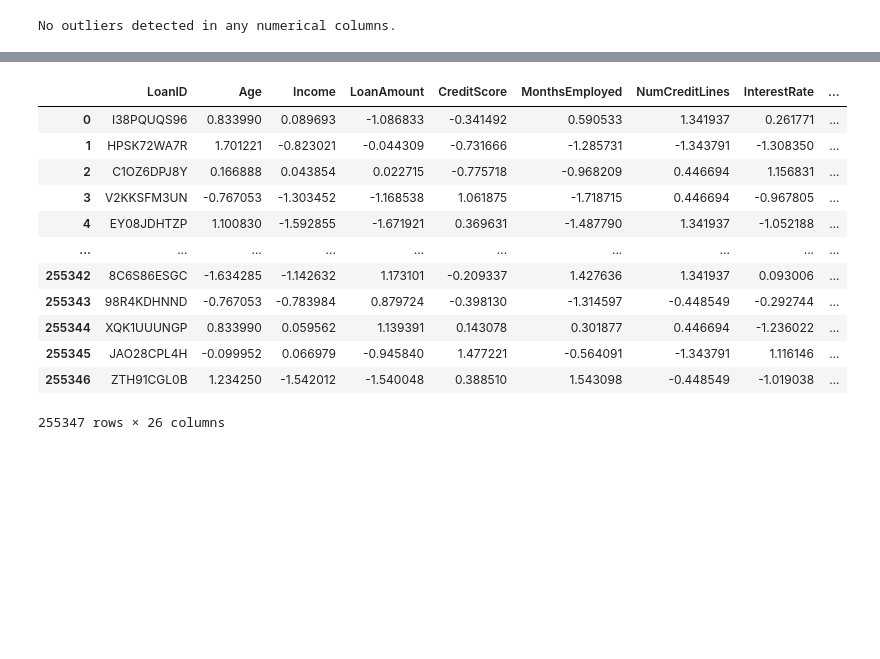
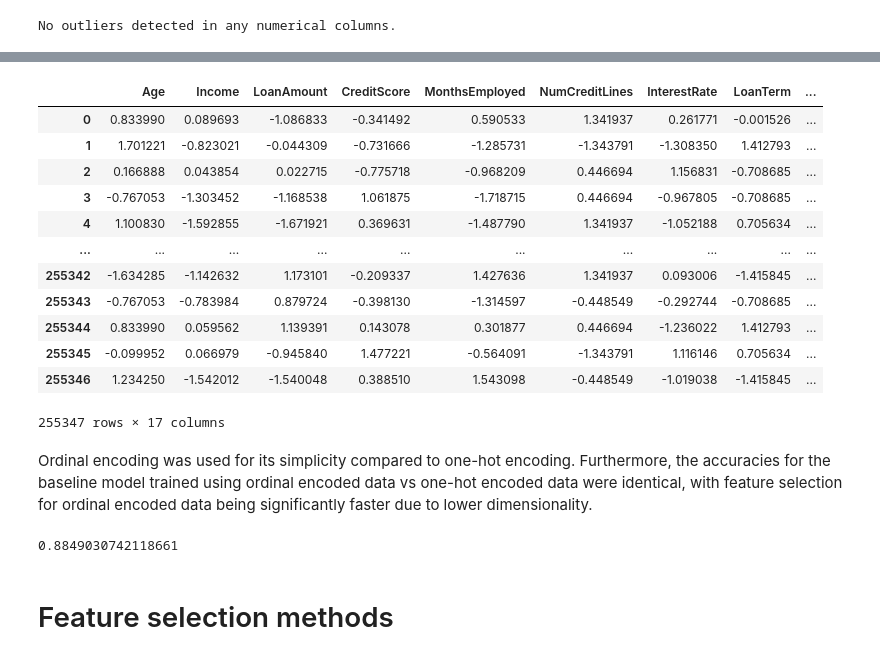
Before and after one commit to jwinn19464/DataSci-Project, a Jupyter notebook: proj_preprocessing.ipynb, the cells around one changed output, grey strips where cells are left out. Cells and saved outputs as stored; diff of their text form; code cells hidden in the pictures; blank space fills up the shorter version.

Commit message:
preprocessed using ordinal

```diff
--- a/proj_preprocessing.ipynb
+++ b/proj_preprocessing.ipynb
@@ -232,40 +201,43 @@ Default             int64
 dtype: object
 # %%
 # use one-hot encoding for categorical features
-from sklearn.preprocessing import OneHotEncoder, StandardScaler
+from sklearn.preprocessing import OrdinalEncoder, StandardScaler
 
 # get the categorical and numerical features
 categorical_features = df.select_dtypes(include='object').columns.drop('LoanID')
 numerical_features = df.select_dtypes(include='number').columns.drop('Default')
 
-one_hot = OneHotEncoder(sparse_output=True, drop='first')
-one_hot_encoded = one_hot.fit_transform(df[categorical_features])
-encoded_columns = one_hot.get_feature_names_out(categorical_features)
+# initialize OrdinalEncoder
+ordinal = OrdinalEncoder()
 
-# make dataframe from encoded sparse matrix
-df_one_hot = pd.DataFrame.sparse.from_spmatrix(one_hot_encoded, columns=encoded_columns)
+# ordinal encode the data --> returns a numpy array
+ordinal_encoded = ordinal.fit_transform(df[categorical_features])
 
-# concatenate with the original DataFrame after dropping original categorical features
-df_encoded = pd.concat([df.drop(columns=categorical_features).reset_index(drop=True), df_one_hot.reset_index(drop=True)], axis=1)
+# make a DataFrame with the ordinal encoded data
+ordinal_encoded_df = pd.DataFrame(ordinal_encoded, columns=categorical_features)
+
+# concatenate with the original DataFrame after dropping the original unencoded categorical features to grab the numerical features
+df_ordinal = pd.concat([df.drop(columns=categorical_features).reset_index(drop=True), ordinal_encoded_df.reset_index(drop=True)], axis=1)
+df_ordinal = df_ordinal.drop(columns=['LoanID'])
 
 # Initialize StandardScaler
 scaler = StandardScaler()
 
-df_encoded[numerical_features] = scaler.fit_transform(df[numerical_features])
+df_ordinal[numerical_features] = scaler.fit_transform(df[numerical_features])
 
-df_encoded
+df_ordinal
 # %% [output]
-|  | LoanID | Age | Income | LoanAmount | CreditScore | MonthsEmployed | NumCreditLines | InterestRate | ... |
-| 0 | I38PQUQS96 | 0.833990 | 0.089693 | -1.086833 | -0.341492 | 0.590533 | 1.341937 | 0.261771 | ... |
-| 1 | HPSK72WA7R | 1.701221 | -0.823021 | -0.044309 | -0.731666 | -1.285731 | -1.343791 | -1.308350 | ... |
-| 2 | C1OZ6DPJ8Y | 0.166888 | 0.043854 | 0.022715 | -0.775718 | -0.968209 | 0.446694 | 1.156831 | ... |
-| 3 | V2KKSFM3UN | -0.767053 | -1.303452 | -1.168538 | 1.061875 | -1.718715 | 0.446694 | -0.967805 | ... |
-| 4 | EY08JDHTZP | 1.100830 | -1.592855 | -1.671921 | 0.369631 | -1.487790 | 1.341937 | -1.052188 | ... |
+|  | Age | Income | LoanAmount | CreditScore | MonthsEmployed | NumCreditLines | InterestRate | LoanTerm | ... |
+| 0 | 0.833990 | 0.089693 | -1.086833 | -0.341492 | 0.590533 | 1.341937 | 0.261771 | -0.001526 | ... |
+| 1 | 1.701221 | -0.823021 | -0.044309 | -0.731666 | -1.285731 | -1.343791 | -1.308350 | 1.412793 | ... |
+| 2 | 0.166888 | 0.043854 | 0.022715 | -0.775718 | -0.968209 | 0.446694 | 1.156831 | -0.708685 | ... |
+| 3 | -0.767053 | -1.303452 | -1.168538 | 1.061875 | -1.718715 | 0.446694 | -0.967805 | -0.708685 | ... |
+| 4 | 1.100830 | -1.592855 | -1.671921 | 0.369631 | -1.487790 | 1.341937 | -1.052188 | 0.705634 | ... |
 | ... | ... | ... | ... | ... | ... | ... | ... | ... | ... |
-| 255342 | 8C6S86ESGC | -1.634285 | -1.142632 | 1.173101 | -0.209337 | 1.427636 | 1.341937 | 0.093006 | ... |
-| 255343 | 98R4KDHNND | -0.767053 | -0.783984 | 0.879724 | -0.398130 | -1.314597 | -0.448549 | -0.292744 | ... |
-| 255344 | XQK1UUUNGP | 0.833990 | 0.059562 | 1.139391 | 0.143078 | 0.301877 | 0.446694 | -1.236022 | ... |
-| 255345 | JAO28CPL4H | -0.099952 | 0.066979 | -0.945840 | 1.477221 | -0.564091 | -1.343791 | 1.116146 | ... |
-| 255346 | ZTH91CGL0B | 1.234250 | -1.542012 | -1.540048 | 0.388510 | 1.543098 | -0.448549 | -1.019038 | ... |
+| 255342 | -1.634285 | -1.142632 | 1.173101 | -0.209337 | 1.427636 | 1.341937 | 0.093006 | -1.415845 | ... |
+| 255343 | -0.767053 | -0.783984 | 0.879724 | -0.398130 | -1.314597 | -0.448549 | -0.292744 | -0.708685 | ... |
+| 255344 | 0.833990 | 0.059562 | 1.139391 | 0.143078 | 0.301877 | 0.446694 | -1.236022 | 1.412793 | ... |
+| 255345 | -0.099952 | 0.066979 | -0.945840 | 1.477221 | -0.564091 | -1.343791 | 1.116146 | 0.705634 | ... |
+| 255346 | 1.234250 | -1.542012 | -1.540048 | 0.388510 | 1.543098 | -0.448549 | -1.019038 | -1.415845 | ... |
-255347 rows × 26 columns
+255347 rows × 17 columns
 # %%
@@ -272,0 +245,32 @@ df_encoded.to_csv('./preprocessed_data.csv')
+# %% [markdown]
+Ordinal encoding was used for its simplicity compared to one-hot encoding. Furthermore, the accuracies for the baseline model trained using ordinal encoded data vs one-hot encoded data were identical, with feature selection for ordinal encoded data being significantly faster due to lower dimensionality.
+# %%
+from sklearn.model_selection import train_test_split
+
+X = df_ordinal.drop(['Default'], axis=1)
+y = df_ordinal['Default']
+
+X_train, X_test, y_train, y_test = train_test_split(X,
+                                                   y,
+                                                   test_size=0.3,
+                                                   shuffle=True,
+                                                   stratify=y,
+                                                   random_state=42)
+
+from sklearn.tree import DecisionTreeClassifier
+from sklearn.metrics import accuracy_score
+
+# Train classifier using all features
+model = DecisionTreeClassifier(max_depth=5, random_state=42)
+model.fit(X_train, y_train)
+
+# Make predictions
+y_pred = model.predict(X_test)
+
+# Evaluate the model using accuracy
+accuracy = accuracy_score(y_test, y_pred)
+print(accuracy)
+# %% [output]
+0.8849030742118661
+# %% [markdown]
+# Feature selection methods
```
Also changed, not shown: parts of 20 cells of this notebook.
